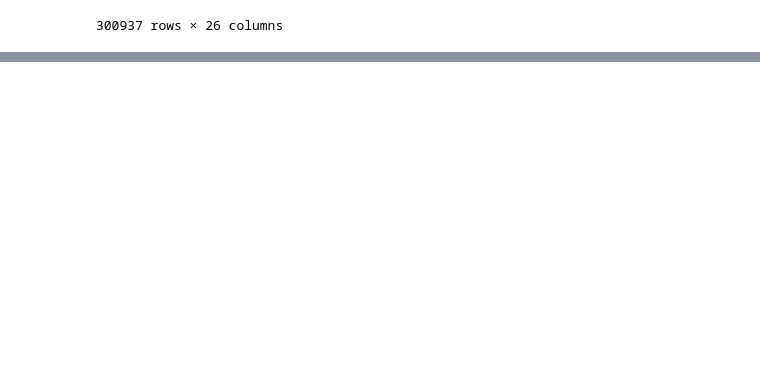
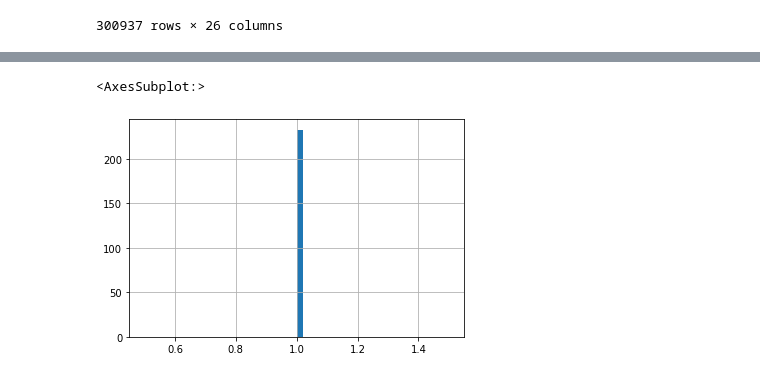
Before and after one commit to briannaflynn/gene_embedding_analysis, a Jupyter notebook: final_model.ipynb, the cells around one changed output, grey strips where cells are left out. Cells and saved outputs as stored; diff of their text form; code cells hidden in the pictures; blank space fills up the shorter version.

```diff
--- a/final_model.ipynb
+++ b/final_model.ipynb
@@ -272,0 +589,5 @@ plt.show()
+# %%
+test_df[test_df['Random Forest probabilities']>=0.99]['Same_Complex']
+# %% [output]
+<AxesSubplot:>
+[figure, added]
```
Also changed, not shown: parts of 44 cells of this notebook, 2 other files.
